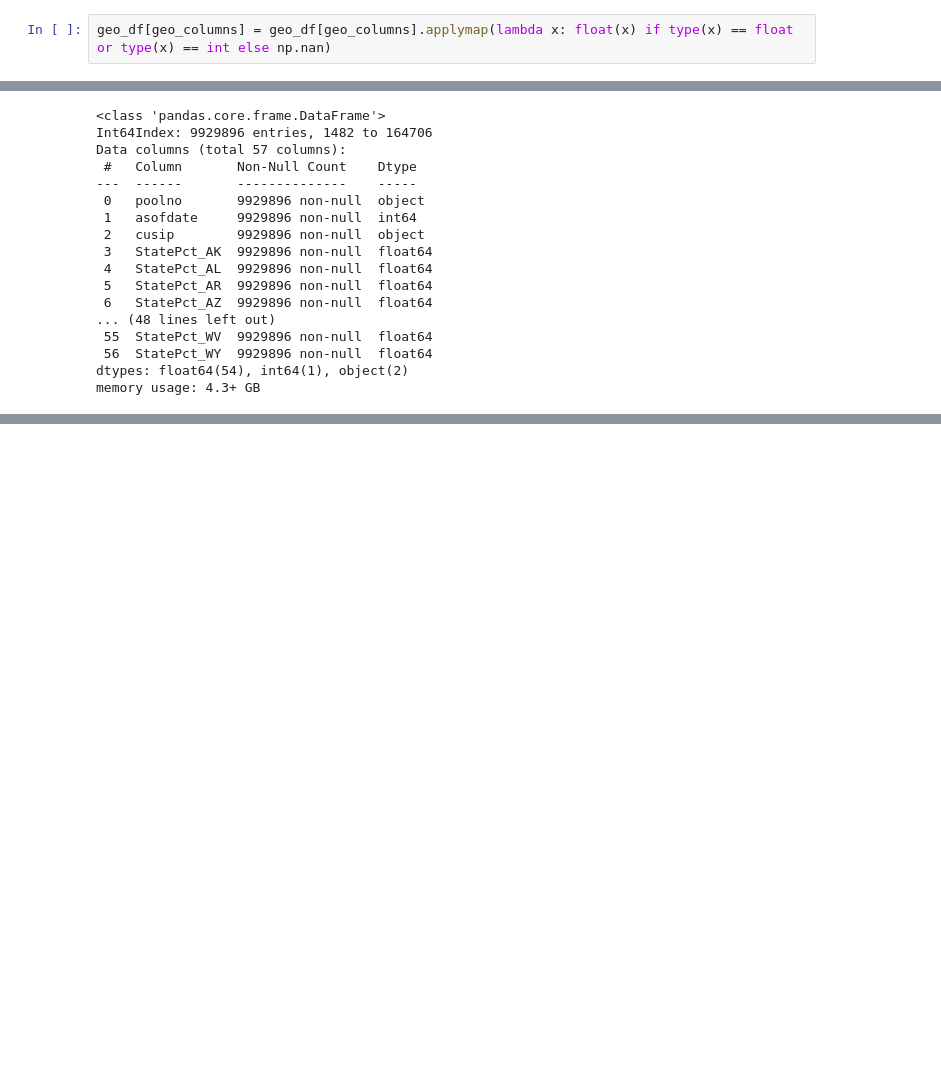
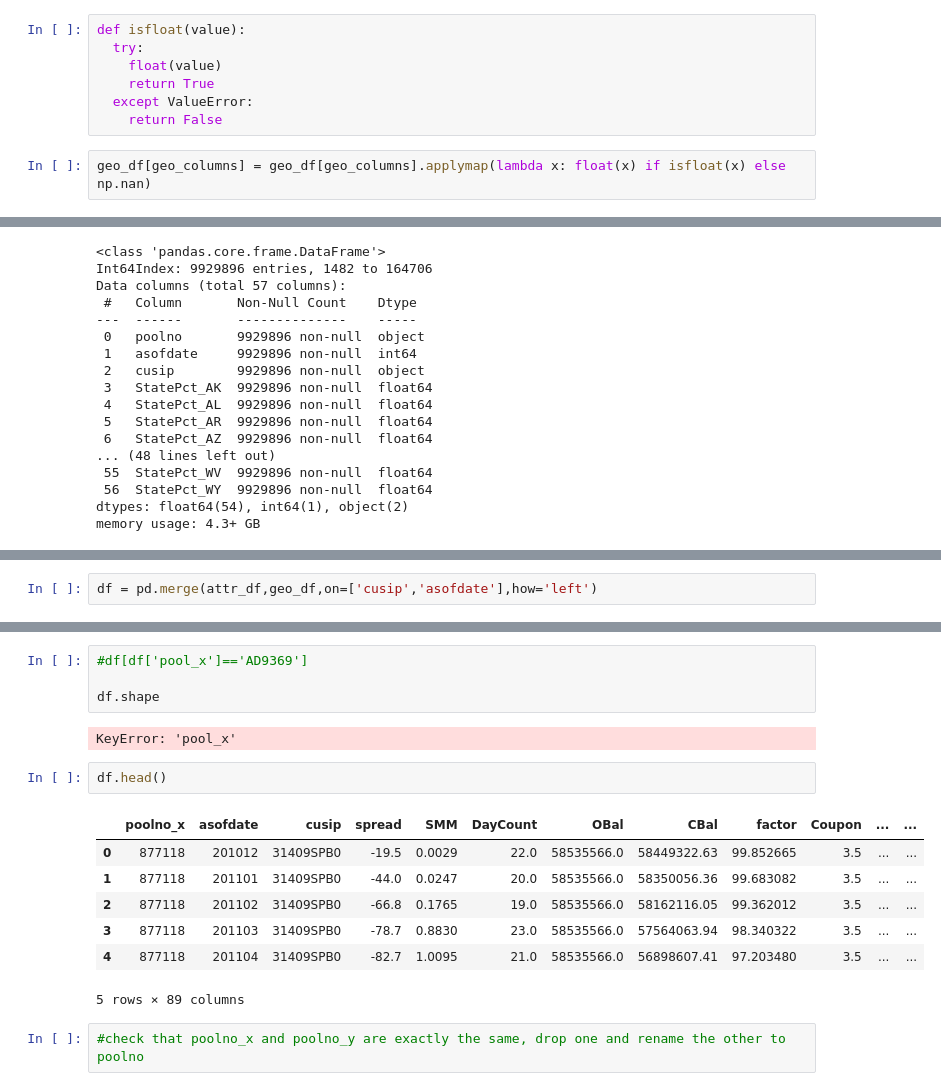
Before and after one commit to Bidek56/neural-network-prepayment-model, a Jupyter notebook: pools_dataset_builder.ipynb, the cells around one changed output, grey strips where cells are left out. Drawn from its saved outputs; the diff is of its cells as text; blank space fills up the shorter version.

```diff
--- a/pools_dataset_builder.ipynb
+++ b/pools_dataset_builder.ipynb
@@ -217,8 +217,15 @@ geo_columns = ['StatePct_AK','StatePct_AL','StatePct_AR','StatePct_AZ','StatePct
                 'StatePct_NY','StatePct_OH','StatePct_OK','StatePct_OR','StatePct_PA','StatePct_PR','StatePct_RI',
                 'StatePct_SC','StatePct_SD','StatePct_TN','StatePct_TX','StatePct_UT','StatePct_VA','StatePct_VI',
                 'StatePct_VT','StatePct_WA','StatePct_WI','StatePct_WV','StatePct_WY']
+# %%
+def isfloat(value):
+  try:
+    float(value)
+    return True
+  except ValueError:
+    return False
 # %%
-geo_df[geo_columns] = geo_df[geo_columns].applymap(lambda x: float(x) if type(x) == float or type(x) == int else np.nan)
+geo_df[geo_columns] = geo_df[geo_columns].applymap(lambda x: float(x) if isfloat(x) else np.nan)
 # %%
 geo_df.fillna(0,inplace=True)
 # %%
@@ -243,0 +307,2 @@ memory usage: 4.3+ GB
+# %%
+df = pd.merge(attr_df,geo_df,on=['cusip','asofdate'],how='left')
@@ -243,0 +332,18 @@ memory usage: 4.3+ GB
+# %%
+#df[df['pool_x']=='AD9369']
+
+df.shape
+# %% [output]
+KeyError: 'pool_x'
+# %%
+df.head()
+# %% [output]
+|  | poolno_x | asofdate | cusip | spread | SMM | DayCount | OBal | CBal | factor | Coupon | ... | ... |
+| 0 | 877118 | 201012 | 31409SPB0 | -19.5 | 0.0029 | 22.0 | 58535566.0 | 58449322.63 | 99.852665 | 3.5 | ... | ... |
+| 1 | 877118 | 201101 | 31409SPB0 | -44.0 | 0.0247 | 20.0 | 58535566.0 | 58350056.36 | 99.683082 | 3.5 | ... | ... |
+| 2 | 877118 | 201102 | 31409SPB0 | -66.8 | 0.1765 | 19.0 | 58535566.0 | 58162116.05 | 99.362012 | 3.5 | ... | ... |
+| 3 | 877118 | 201103 | 31409SPB0 | -78.7 | 0.8830 | 23.0 | 58535566.0 | 57564063.94 | 98.340322 | 3.5 | ... | ... |
+| 4 | 877118 | 201104 | 31409SPB0 | -82.7 | 1.0095 | 21.0 | 58535566.0 | 56898607.41 | 97.203480 | 3.5 | ... | ... |
+5 rows × 89 columns
+# %%
+#check that poolno_x and poolno_y are exactly the same, drop one and rename the other to poolno
```
Also changed, not shown: parts of 14 cells of this notebook.
